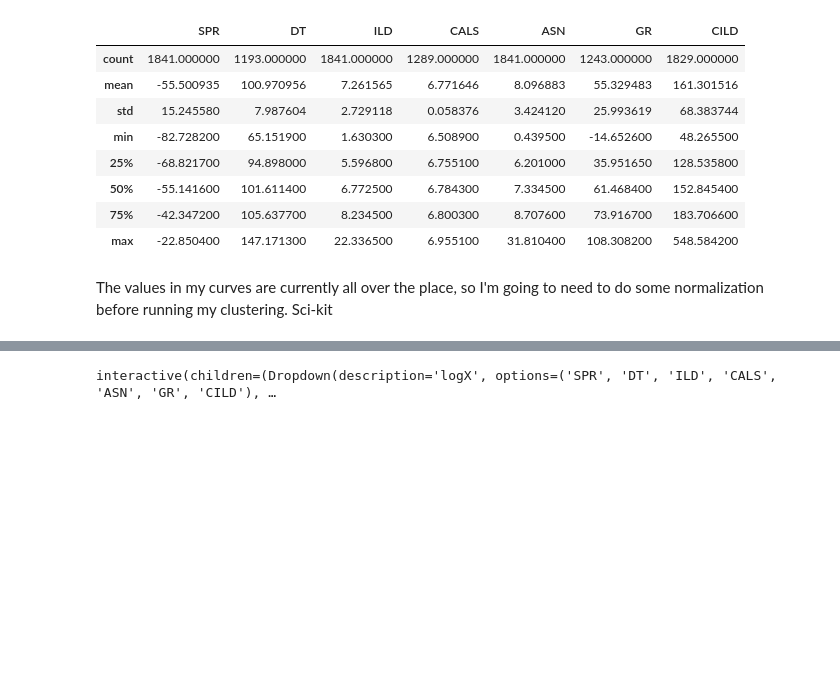
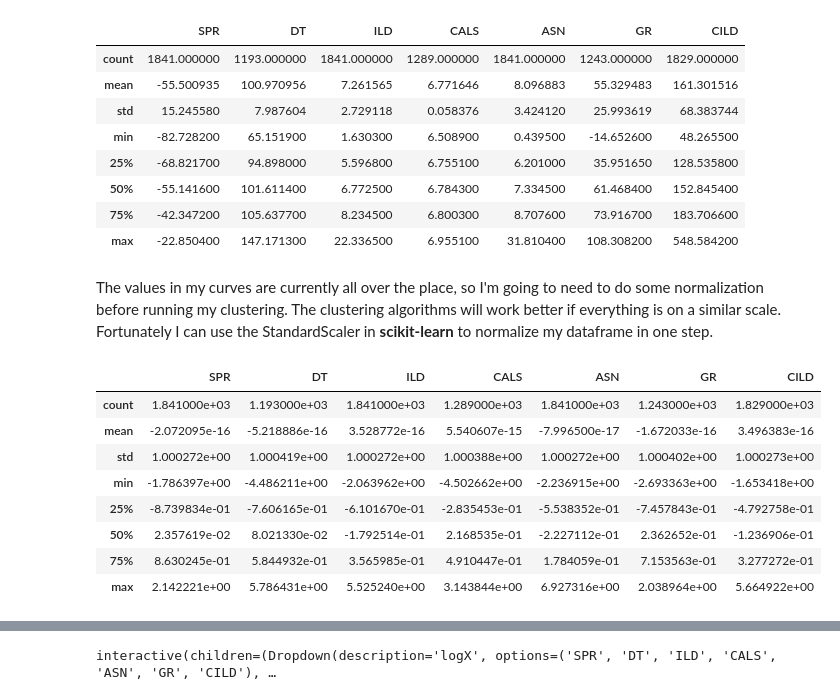
Before and after one commit to SeisWare/ClusteringWebinar, a Jupyter notebook: Clustering Webinar.ipynb, the cells around one changed output, grey strips where cells are left out. Cells and saved outputs as stored; diff of their text form; code cells hidden in the pictures; blank space fills up the shorter version.

```diff
--- a/Clustering Webinar.ipynb
+++ b/Clustering Webinar.ipynb
@@ -67,0 +85,26 @@ Lets retrieve all of the log curves from a well and put it into a dataframe
+# %%
+def log_value_fill(log_curve):
+    '''
+    Take a log curve object and return a dataframe containing the depths and curve values
+
+    log_curve: SeisWare log curve object
+
+    Returns: DataFrame indexed on MD. Index name DEPT, column name based on Log Curve
+    '''
+
+    login_instance.LogCurveManager().PopulateValues(log_curve)
+
+    log_curve_values = SeisWare.DoublesList()
+
+    log_curve.Values(log_curve_values)
+
+    log_list = []
+
+    # Go through all the values in a log curve and return them as a (depth,value) pair.
+
+    for i,values in enumerate(log_curve_values):
+        log_list.append(((log_curve.TopDepth()+log_curve.DepthInc()*i).Value(depth_unit),values))
+
+    # Return a dataframe indexed on MD with the corresponding value
+
+    return pd.DataFrame(log_list,columns = ['DEPT',log_curve.Name()]).set_index('DEPT')
@@ -195,4 +232,4 @@ data.describe()
 | 75% | -42.347200 | 105.637700 | 8.234500 | 6.800300 | 8.707600 | 73.916700 | 183.706600 |
 | max | -22.850400 | 147.171300 | 22.336500 | 6.955100 | 31.810400 | 108.308200 | 548.584200 |
 # %% [markdown]
-The values in my curves are currently all over the place, so I'm going to need to do some normalization before running my clustering. Sci-kit
+The values in my curves are currently all over the place, so I'm going to need to do some normalization before running my clustering. The clustering algorithms will work better if everything is on a similar scale. Fortunately I can use the StandardScaler in **scikit-learn** to normalize my dataframe in one step.
@@ -198,0 +238,14 @@ The values in my curves are currently all over the place, so I'm going to need t
+# %%
+normData = StandardScaler().fit_transform(data)
+
+pd.DataFrame(normData,columns=data.columns).describe()
+# %% [output]
+|  | SPR | DT | ILD | CALS | ASN | GR | CILD |
+| count | 1.841000e+03 | 1.193000e+03 | 1.841000e+03 | 1.289000e+03 | 1.841000e+03 | 1.243000e+03 | 1.829000e+03 |
+| mean | -2.072095e-16 | -5.218886e-16 | 3.528772e-16 | 5.540607e-15 | -7.996500e-17 | -1.672033e-16 | 3.496383e-16 |
+| std | 1.000272e+00 | 1.000419e+00 | 1.000272e+00 | 1.000388e+00 | 1.000272e+00 | 1.000402e+00 | 1.000273e+00 |
+| min | -1.786397e+00 | -4.486211e+00 | -2.063962e+00 | -4.502662e+00 | -2.236915e+00 | -2.693363e+00 | -1.653418e+00 |
+| 25% | -8.739834e-01 | -7.606165e-01 | -6.101670e-01 | -2.835453e-01 | -5.538352e-01 | -7.457843e-01 | -4.792758e-01 |
+| 50% | 2.357619e-02 | 8.021330e-02 | -1.792514e-01 | 2.168535e-01 | -2.227112e-01 | 2.362652e-01 | -1.236906e-01 |
+| 75% | 8.630245e-01 | 5.844932e-01 | 3.565985e-01 | 4.910447e-01 | 1.784059e-01 | 7.153563e-01 | 3.277272e-01 |
+| max | 2.142221e+00 | 5.786431e+00 | 5.525240e+00 | 3.143844e+00 | 6.927316e+00 | 2.038964e+00 | 5.664922e+00 |
```
Also changed, not shown: parts of 45 cells of this notebook, 2 other files.
